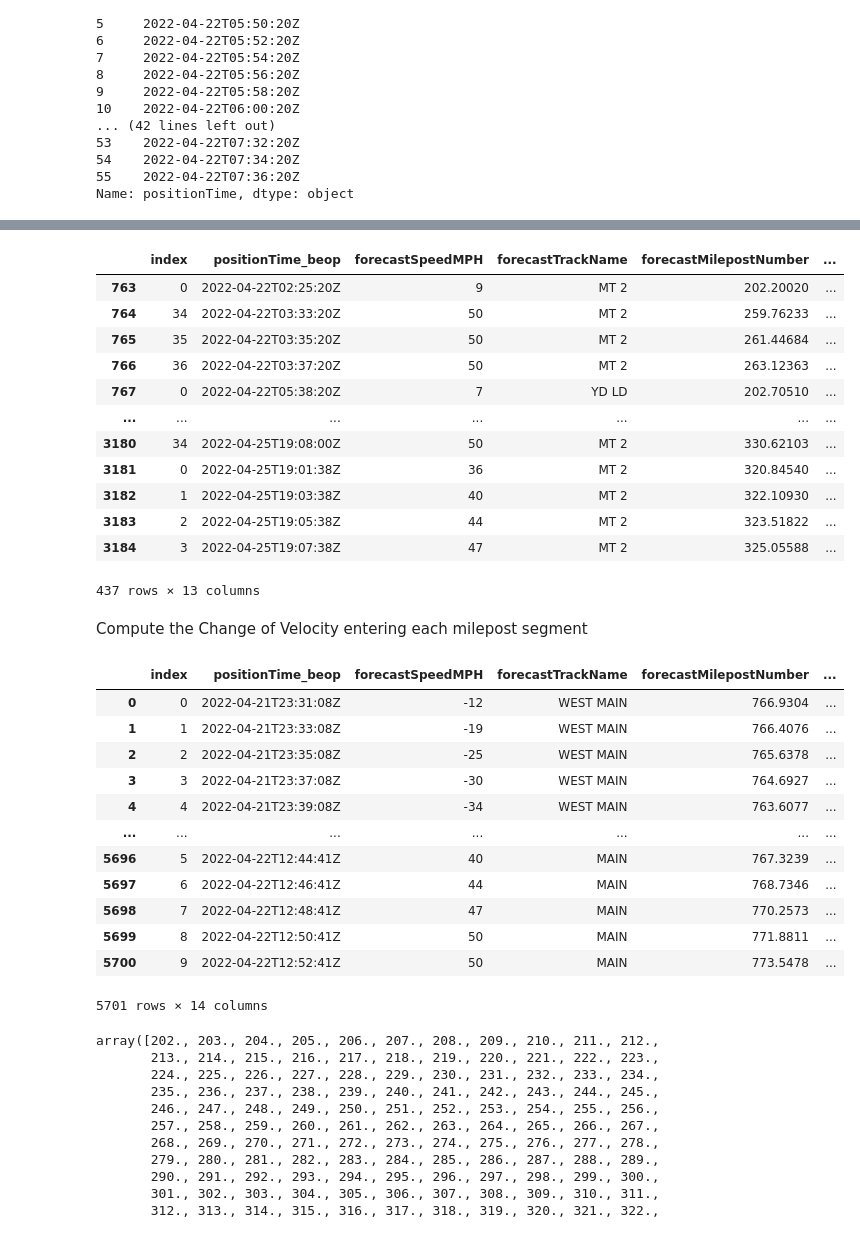
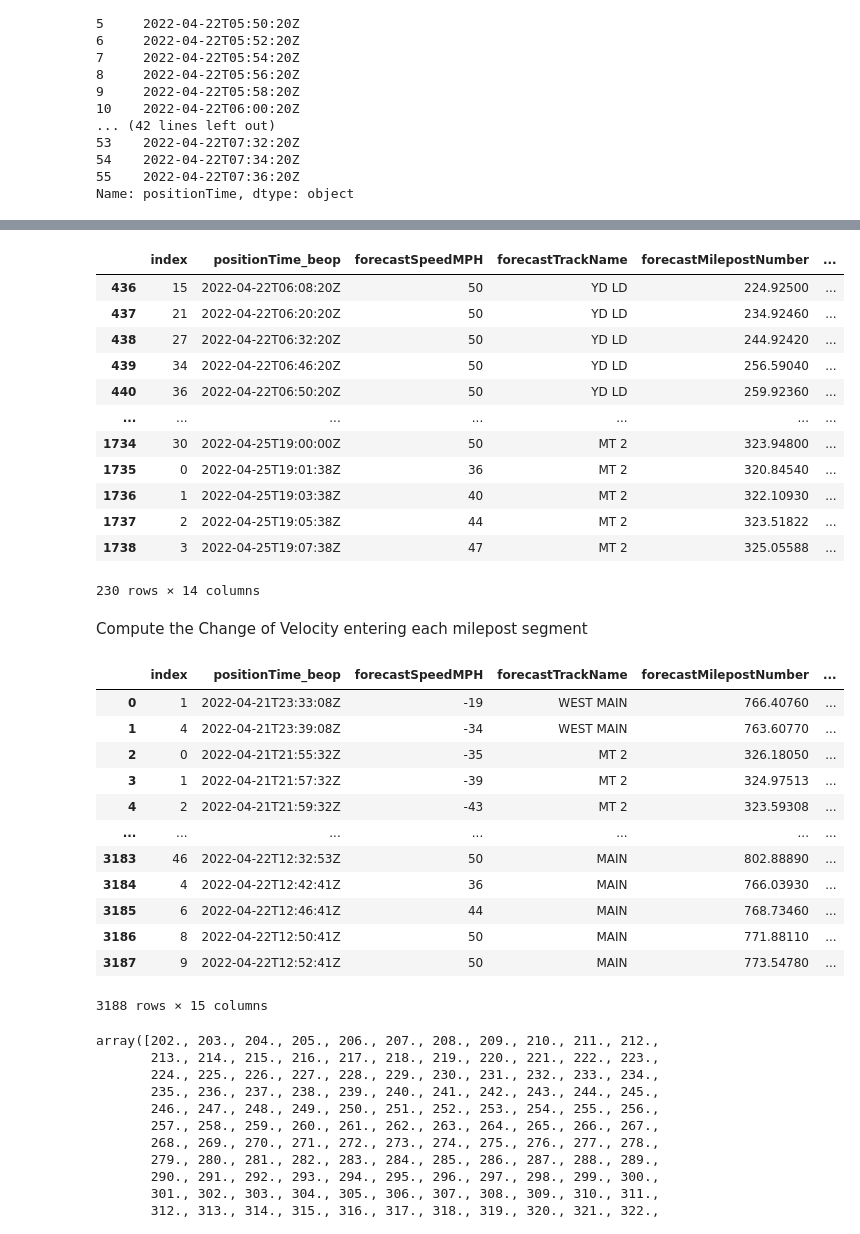
Before and after one commit to swicklund/hackathon, a Jupyter notebook: RevisedPhysicsModel.ipynb, the cells around one changed output, grey strips where cells are left out. Drawn from its saved outputs; the diff is of its cells as text; code cells hidden in the pictures.

```diff
--- a/RevisedPhysicsModel.ipynb
+++ b/RevisedPhysicsModel.ipynb
@@ -193,8 +193,10 @@ def formatTrain(dfTrain):
 # %%
 trainsList = []
 for index, train in dfTrains.iterrows():
-  print(train['trainId.trainSymbol'])
+  # print(train['trainId.trainSymbol'])
   trainsList.append(formatTrain(train))
 trains = pd.concat(trainsList)
+trains.sort_values(['trainId','milepost', 'positionTime_actual'])
+trains = trains.drop_duplicates(subset=['trainId', 'milepost'], keep='last')
 trains = trains.reset_index()
 # %% [output]
@@ -246,42 +225,45 @@ UEUMTG
 trains.loc[trains['trainId'].str.startswith('MALNP')]
 # %% [output]
 |  | index | positionTime_beop | forecastSpeedMPH | forecastTrackName | forecastMilepostNumber | ... |
-| 763 | 0 | 2022-04-22T02:25:20Z | 9 | MT 2 | 202.20020 | ... |
-| 764 | 34 | 2022-04-22T03:33:20Z | 50 | MT 2 | 259.76233 | ... |
-| 765 | 35 | 2022-04-22T03:35:20Z | 50 | MT 2 | 261.44684 | ... |
-| 766 | 36 | 2022-04-22T03:37:20Z | 50 | MT 2 | 263.12363 | ... |
-| 767 | 0 | 2022-04-22T05:38:20Z | 7 | YD LD | 202.70510 | ... |
+| 436 | 15 | 2022-04-22T06:08:20Z | 50 | YD LD | 224.92500 | ... |
+| 437 | 21 | 2022-04-22T06:20:20Z | 50 | YD LD | 234.92460 | ... |
+| 438 | 27 | 2022-04-22T06:32:20Z | 50 | YD LD | 244.92420 | ... |
+| 439 | 34 | 2022-04-22T06:46:20Z | 50 | YD LD | 256.59040 | ... |
+| 440 | 36 | 2022-04-22T06:50:20Z | 50 | YD LD | 259.92360 | ... |
 | ... | ... | ... | ... | ... | ... | ... |
-| 3180 | 34 | 2022-04-25T19:08:00Z | 50 | MT 2 | 330.62103 | ... |
-| 3181 | 0 | 2022-04-25T19:01:38Z | 36 | MT 2 | 320.84540 | ... |
-| 3182 | 1 | 2022-04-25T19:03:38Z | 40 | MT 2 | 322.10930 | ... |
-| 3183 | 2 | 2022-04-25T19:05:38Z | 44 | MT 2 | 323.51822 | ... |
-| 3184 | 3 | 2022-04-25T19:07:38Z | 47 | MT 2 | 325.05588 | ... |
+| 1734 | 30 | 2022-04-25T19:00:00Z | 50 | MT 2 | 323.94800 | ... |
+| 1735 | 0 | 2022-04-25T19:01:38Z | 36 | MT 2 | 320.84540 | ... |
+| 1736 | 1 | 2022-04-25T19:03:38Z | 40 | MT 2 | 322.10930 | ... |
+| 1737 | 2 | 2022-04-25T19:05:38Z | 44 | MT 2 | 323.51822 | ... |
+| 1738 | 3 | 2022-04-25T19:07:38Z | 47 | MT 2 | 325.05588 | ... |
-437 rows × 13 columns
+230 rows × 14 columns
 # %% [markdown]
 Compute the Change of Velocity entering each milepost segment
 # %%
+
 trains['speedChange'] = trains["speedMPH"]
+prevTrain = ''
 for i in range(0, len(trains)):
-  if trains.loc[i, "index"] > 0 :
+  if trains.loc[i, "trainId"] == prevTrain :
     trains.loc[i, "speedChange"] = trains.loc[i, "speedMPH"] - trains.loc[i-1, "speedMPH"]
   else :
     trains.loc[i, "speedChange"] = 0.0
+  prevTrain = trains.loc[i, "trainId"]
 trains
 # %% [output]
 |  | index | positionTime_beop | forecastSpeedMPH | forecastTrackName | forecastMilepostNumber | ... |
-| 0 | 0 | 2022-04-21T23:31:08Z | -12 | WEST MAIN | 766.9304 | ... |
-| 1 | 1 | 2022-04-21T23:33:08Z | -19 | WEST MAIN | 766.4076 | ... |
-| 2 | 2 | 2022-04-21T23:35:08Z | -25 | WEST MAIN | 765.6378 | ... |
-| 3 | 3 | 2022-04-21T23:37:08Z | -30 | WEST MAIN | 764.6927 | ... |
-| 4 | 4 | 2022-04-21T23:39:08Z | -34 | WEST MAIN | 763.6077 | ... |
+| 0 | 1 | 2022-04-21T23:33:08Z | -19 | WEST MAIN | 766.40760 | ... |
+| 1 | 4 | 2022-04-21T23:39:08Z | -34 | WEST MAIN | 763.60770 | ... |
+| 2 | 0 | 2022-04-21T21:55:32Z | -35 | MT 2 | 326.18050 | ... |
+| 3 | 1 | 2022-04-21T21:57:32Z | -39 | MT 2 | 324.97513 | ... |
+| 4 | 2 | 2022-04-21T21:59:32Z | -43 | MT 2 | 323.59308 | ... |
 | ... | ... | ... | ... | ... | ... | ... |
-| 5696 | 5 | 2022-04-22T12:44:41Z | 40 | MAIN | 767.3239 | ... |
-| 5697 | 6 | 2022-04-22T12:46:41Z | 44 | MAIN | 768.7346 | ... |
-| 5698 | 7 | 2022-04-22T12:48:41Z | 47 | MAIN | 770.2573 | ... |
-| 5699 | 8 | 2022-04-22T12:50:41Z | 50 | MAIN | 771.8811 | ... |
-| 5700 | 9 | 2022-04-22T12:52:41Z | 50 | MAIN | 773.5478 | ... |
+| 3183 | 46 | 2022-04-22T12:32:53Z | 50 | MAIN | 802.88890 | ... |
+| 3184 | 4 | 2022-04-22T12:42:41Z | 36 | MAIN | 766.03930 | ... |
+| 3185 | 6 | 2022-04-22T12:46:41Z | 44 | MAIN | 768.73460 | ... |
+| 3186 | 8 | 2022-04-22T12:50:41Z | 50 | MAIN | 771.88110 | ... |
+| 3187 | 9 | 2022-04-22T12:52:41Z | 50 | MAIN | 773.54780 | ... |
-5701 rows × 14 columns
+3188 rows × 15 columns
 # %%
 mps = trains['milepost'].unique()
 mps.sort()
```
Also changed, not shown: parts of 8 cells of this notebook.
